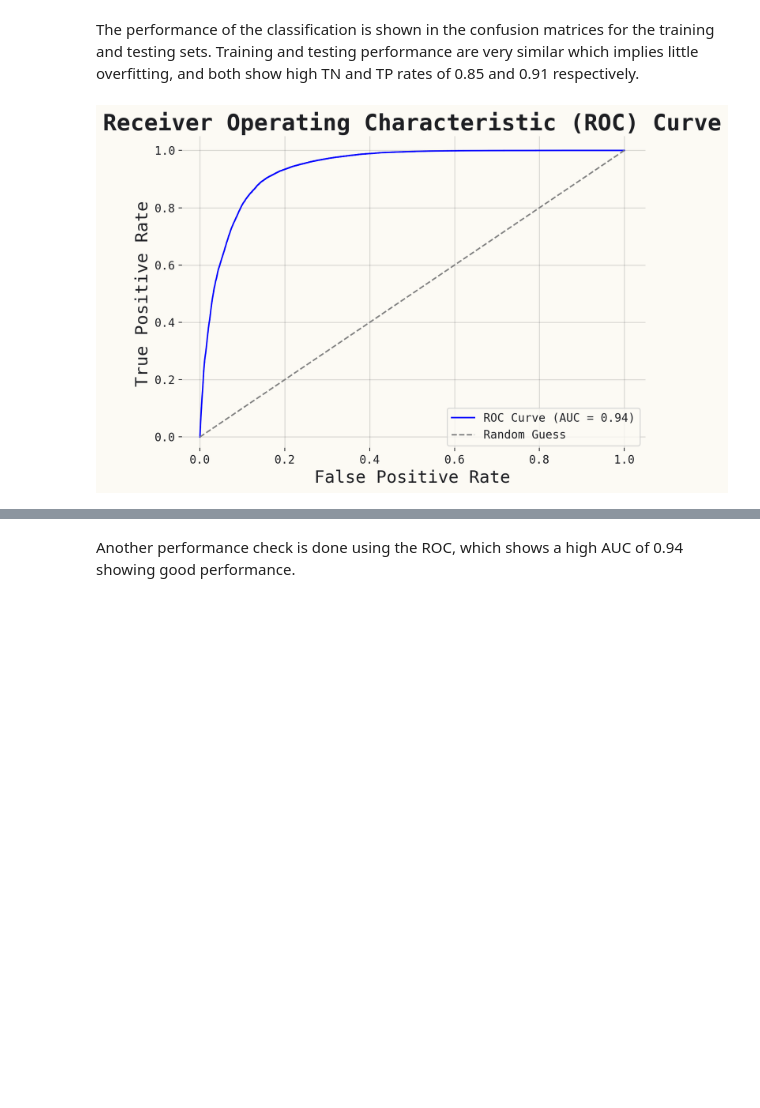
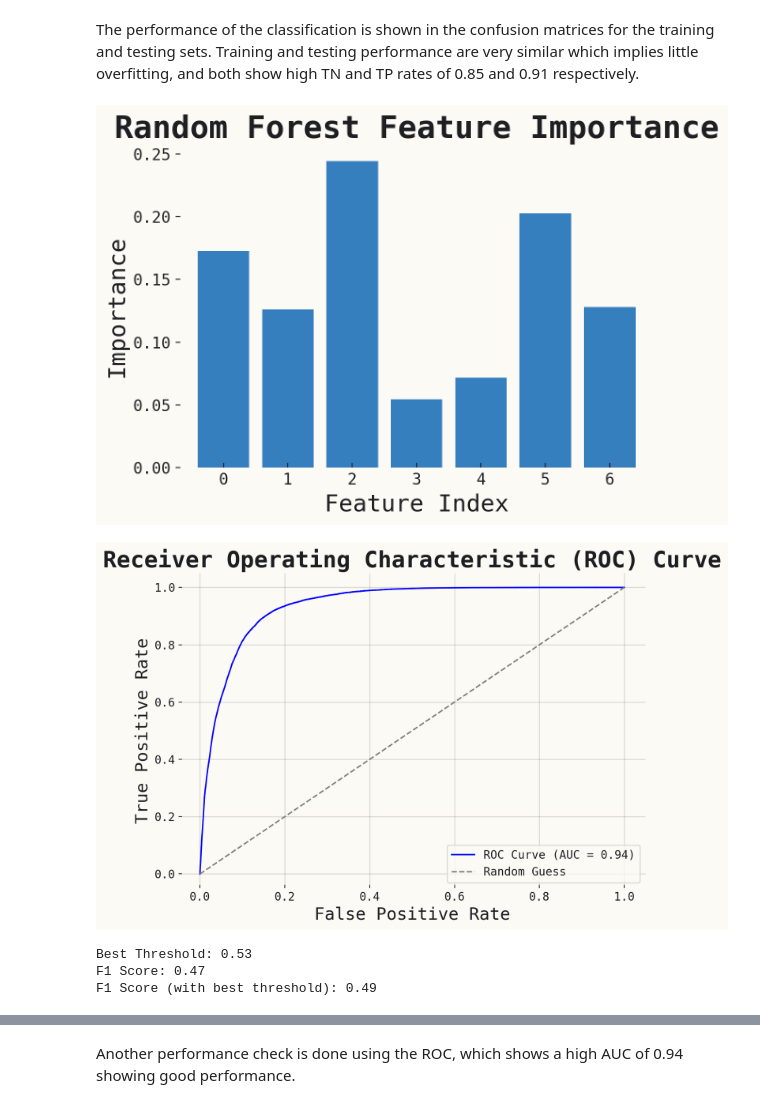
Before and after one commit to jerbeario/MasterThesis, a Jupyter notebook: Baseline/sandbox.ipynb, the cells around one changed output, grey strips where cells are left out. Cells and saved outputs as stored; diff of their text form; code cells hidden in the pictures; blank space fills up the shorter version.

```diff
--- a/Baseline/sandbox.ipynb
+++ b/Baseline/sandbox.ipynb
@@ -170,10 +167,28 @@ plt.show()
 # %% [markdown]
 The performance of the classification is shown in the confusion matrices for the training and testing sets. Training and testing performance are very similar which implies little overfitting, and both show high TN and TP rates of 0.85 and 0.91 respectively.
+# %%
+importances = clf.feature_importances_
+plt.bar(range(X.shape[1]), importances)
+plt.xlabel("Feature Index")
+plt.ylabel("Importance")
+plt.title("Random Forest Feature Importance")
+
+plt.show()
+# %% [output]
+[figure, added]
 # %%
 # ROC Curve
+from sklearn.metrics import f1_score
+
+
 y_test_proba = clf.predict_proba(X_test)[:, 1]  # Get probabilities for the positive class
-fpr, tpr, _ = roc_curve(y_test, y_test_proba)
+fpr, tpr, thresholds = roc_curve(y_test, y_test_proba)
 roc_auc = auc(fpr, tpr)
+
+# Find the best threshold (closest to the top-left corner)
+distances = np.sqrt((1 - tpr)**2 + fpr**2)  # Euclidean distance to (0, 1)
+best_threshold_index = np.argmin(distances)
+best_threshold = thresholds[best_threshold_index]
 
 # Plot ROC Curve
 plt.figure(figsize=(8, 6))
@@ -185,5 +200,12 @@ plt.title("Receiver Operating Characteristic (ROC) Curve")
 plt.legend(loc="lower right")
 plt.grid()
 plt.show()
+
+print(f"Best Threshold: {best_threshold:.2f}")
+print(f"F1 Score: {f1_score(y_test, y_test_pred):.2f}")
+print(f"F1 Score (with best threshold): {f1_score(y_test, y_test_proba > best_threshold):.2f}")
 # %% [output]
 [figure]
+Best Threshold: 0.53
+F1 Score: 0.47
+F1 Score (with best threshold): 0.49
```
Also changed, not shown: parts of 11 cells of this notebook, 6 other files.
